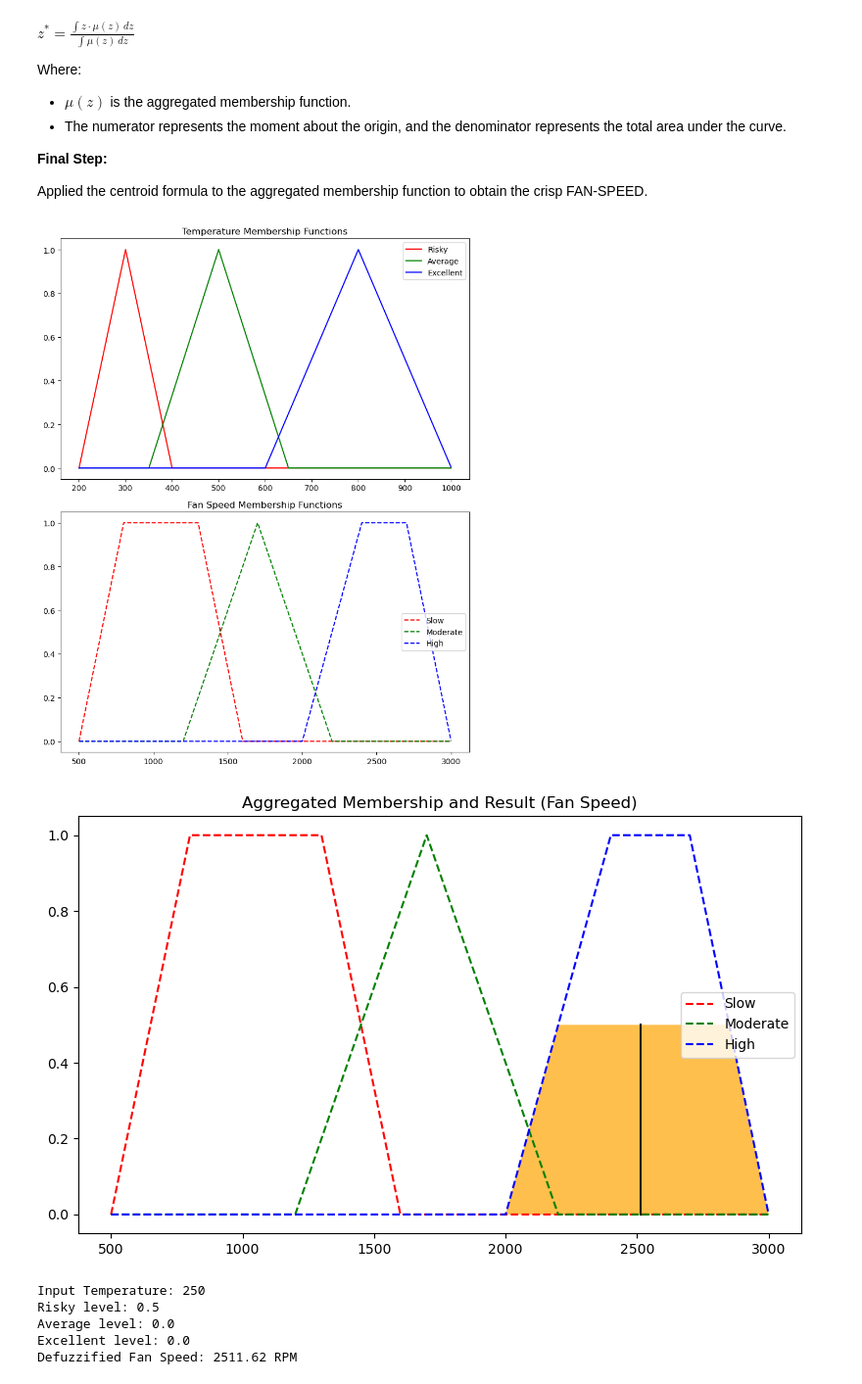
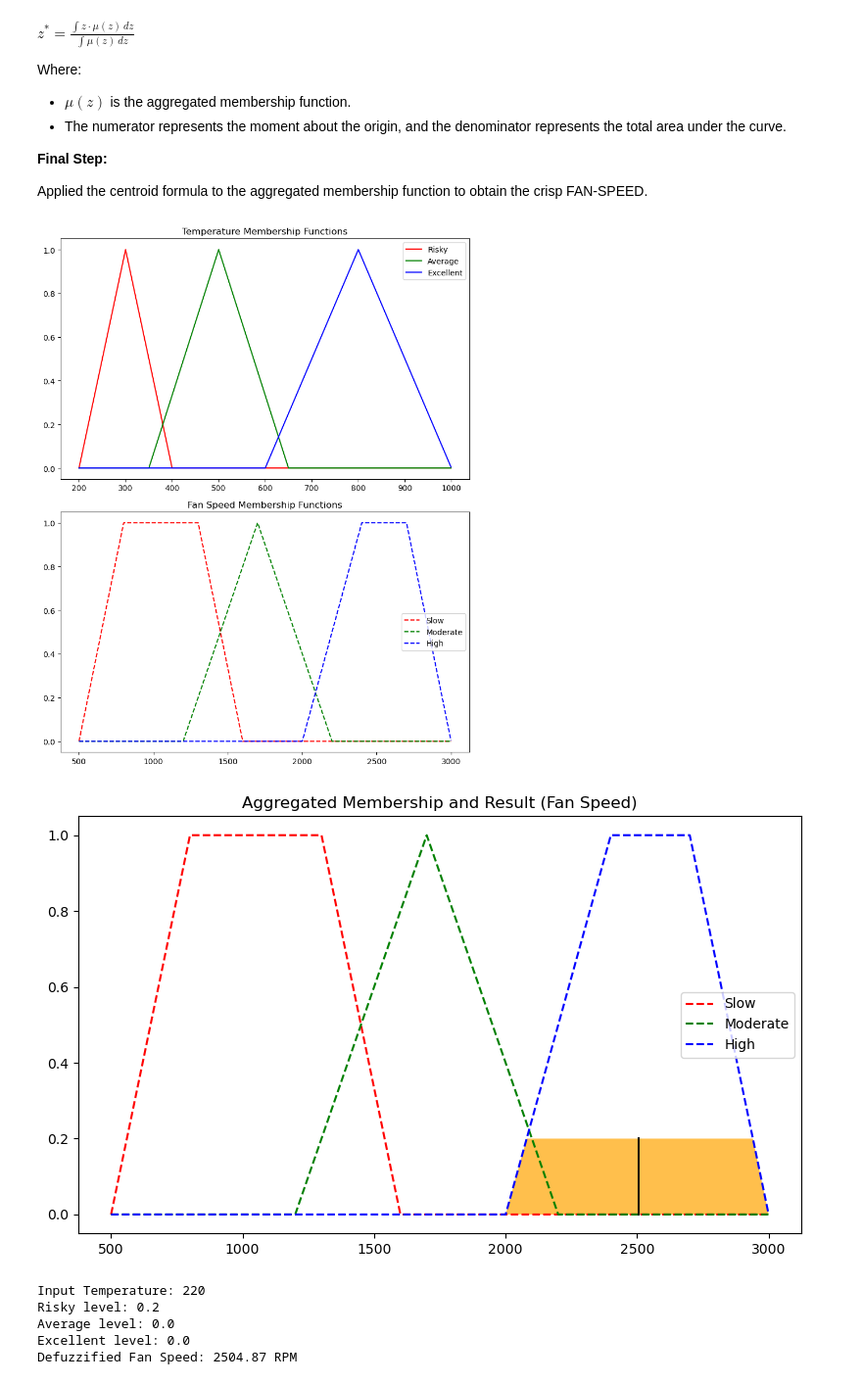
Before and after one commit to Uttam-Mahata/Soft_Computing, a Jupyter notebook: Assignment2/Fuzzy_Numbers.ipynb, the cells around one changed output. Shown at 98% size. Saved outputs shown, nothing was run; the diff lists cells and outputs as text; code cells hidden in the pictures.

```diff
--- a/Assignment2/Fuzzy_Numbers.ipynb
+++ b/Assignment2/Fuzzy_Numbers.ipynb
@@ -282,7 +282,7 @@ plt.tight_layout()
 plt.show()
 
 # Example input temperature
-temp_input = 250
+temp_input = 220
 
 # Fuzzify the input temperature
 def fuzzify(x, mf):
@@ -302,36 +302,36 @@ aggregated = np.fmax(rule1, np.fmax(rule2, rule3))
 
 # Defuzzify the result using the Centroid method
 def defuzz(x, mf):
     return np.sum(x * mf) / np.sum(mf)
 
 fan_speed = defuzz(x_fan, aggregated)
 fan_speed_activation = np.interp(fan_speed, x_fan, aggregated)
 
 # Visualize the aggregated output and defuzzified result
 fig, ax0 = plt.subplots(figsize=(8, 5))
 
 ax0.plot(x_fan, fan_slow, 'r', linestyle='--', label='Slow')
 ax0.plot(x_fan, fan_moderate, 'g', linestyle='--', label='Moderate')
 ax0.plot(x_fan, fan_high, 'b', linestyle='--', label='High')
 ax0.fill_between(x_fan, 0, aggregated, facecolor='Orange', alpha=0.7)
 ax0.plot([fan_speed, fan_speed], [0, fan_speed_activation], 'k', linewidth=1.5, alpha=0.9)
 ax0.set_title('Aggregated Membership and Result (Fan Speed)')
 ax0.legend()
 
 plt.tight_layout()
 plt.show()
 
 # Print the fuzzy input levels and final crisp fan speed
 print(f"Input Temperature: {temp_input}")
 print(f"Risky level: {temp_risky_level}")
 print(f"Average level: {temp_average_level}")
 print(f"Excellent level: {temp_excellent_level}")
 print(f"Defuzzified Fan Speed: {fan_speed:.2f} RPM")
 # %% [output]
 [figure]
-[figure, old version]
+[figure, new version]
-Input Temperature: 250
-Risky level: 0.5
+Input Temperature: 220
+Risky level: 0.2
 Average level: 0.0
 Excellent level: 0.0
-Defuzzified Fan Speed: 2511.62 RPM
+Defuzzified Fan Speed: 2504.87 RPM
```
Also changed, not shown: parts of 1 cell of this notebook, 4 other files.
